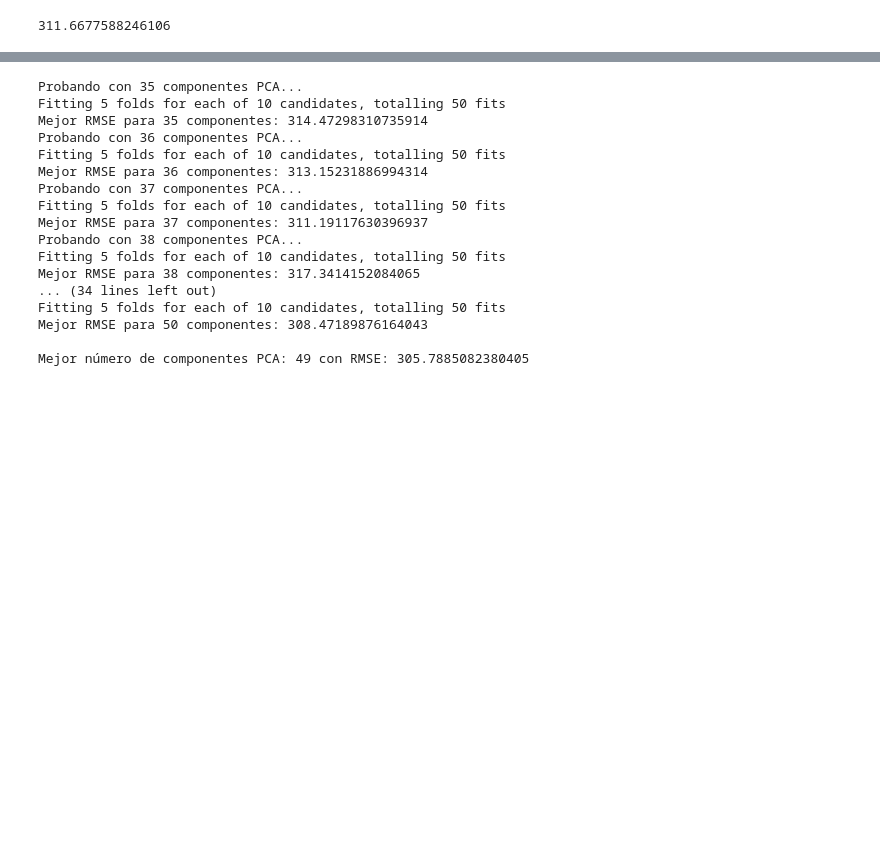
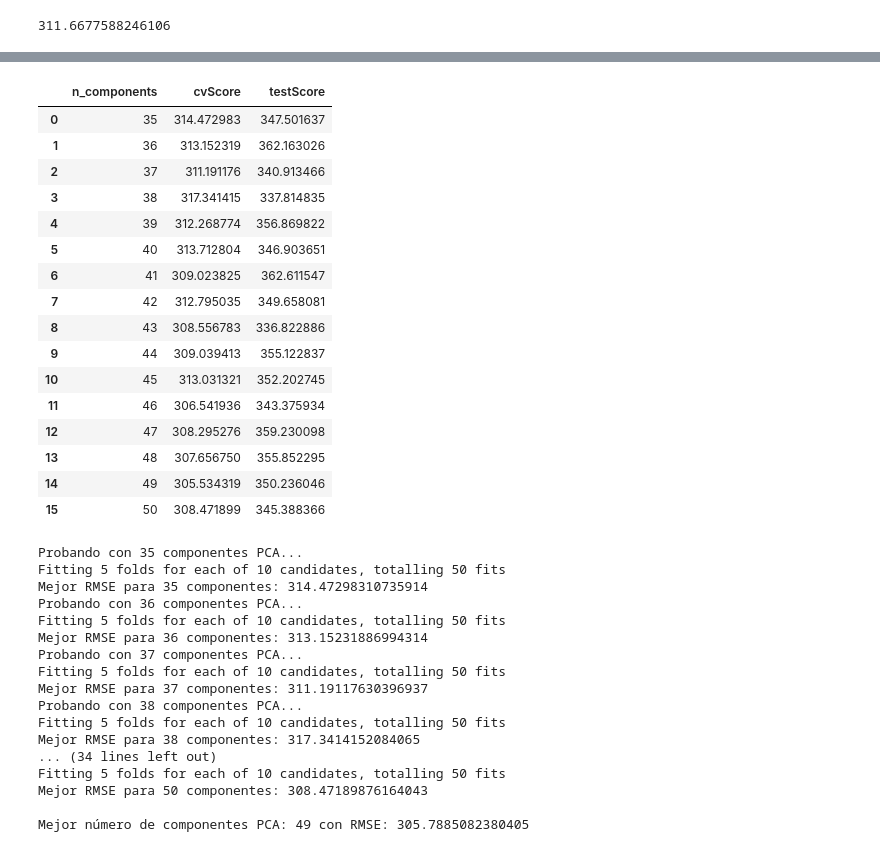
Before and after one commit to rafaneda7/ONLINE_DS_THEBRIDGE_RAFAELNEDA, a Jupyter notebook: Masterclass/Kaggle/src/notebooks/Kaggle_submission_V4 (PCA).ipynb, the cells around one changed output, grey strips where cells are left out. Drawn from its saved outputs; the diff is of its cells as text; code cells hidden in the pictures; blank space fills up the shorter version.

```diff
--- a/Masterclass/Kaggle/src/notebooks/Kaggle_submission_V4 (PCA).ipynb
+++ b/Masterclass/Kaggle/src/notebooks/Kaggle_submission_V4 (PCA).ipynb
@@ -933,8 +933,8 @@ for nombre_modelo, modelo in modelos.items():
             X_train_uso = X_train
             X_test_uso = X_test_final
 
-        # Validación cruzada con 5 folds en el conjunto de entrenamiento
-        scores = cross_val_score(modelo, X_train_uso, y_train_exp, cv=5, scoring=scoring_func)
+        # Validación cruzada con 10 folds en el conjunto de entrenamiento
+        scores = cross_val_score(modelo, X_train_uso, y_train_exp, cv=10, scoring=scoring_func)
         rmse_medio_train = -np.mean(scores)  # Se multiplica por -1 porque 'neg_root_mean_squared_error' devuelve valores negativos
 
         # Evaluación en el conjunto de prueba
@@ -1227,3 +1228,67 @@ Probando con 50 componentes:
 min(scores_pca)
 # %% [output]
 311.6677588246106
+# %%
+# Definir los hiperparámetros a optimizar
+param_dist = {
+    "learning_rate": [0.13, 0.15],
+    "max_depth": [3, 4],
+    "n_estimators": [400, 500, 600],
+    "min_child_weight": [1, 2],
+    "gamma": [0],
+    "subsample": [0.8, 0.85],
+    "colsample_bytree": [0.87, 0.9],
+    "reg_alpha": [0.1, 0.15],
+    "reg_lambda": [2.5, 3],
+}
+
+results = []
+
+for num_PCs in range(35, 51):
+    print(f"Probando con {num_PCs} componentes PCA...")
+
+    # Aplicar PCA
+    pca = PCA(n_components=num_PCs)
+    X_train_pca_reduced = pca.fit_transform(X_train_standardized)
+    X_test_pca_reduced = pca.transform(X_test_standardized)
+
+    # Instanciar el modelo base
+    xgb_model = XGBRegressor(random_state=42)
+
+    # Búsqueda de hiperparámetros con validación cruzada
+    random_search = RandomizedSearchCV(
+        estimator=xgb_model,
+        param_distributions=param_dist,
+        n_iter=10,  # Número de combinaciones a probar
+        scoring="neg_root_mean_squared_error",
+        cv=5,
+        verbose=1,
+        random_state=42,
+    )
+
+    random_search.fit(X_train_pca_reduced, np.exp(y_train))  # Ajustar con la transformación inversa de log
+
+    # Obtener el mejor modelo y su score
+    best_score = -random_search.best_score_  # Convertir RMSE a positivo
+    best_model = random_search.best_estimator_
+
+    # Predecir en el conjunto de test
+    y_pred_test = best_model.predict(X_test_pca_reduced)
+    test_score = np.sqrt(mean_squared_error(np.exp(y_test), y_pred_test))
+
+    print(f"Mejor RMSE para {num_PCs} componentes: {best_score}")
+    print(f"RMSE en conjunto de test para {num_PCs} componentes: {test_score}")
+
+    # Guardar los resultados
+    results.append({
+        'n_components': num_PCs,
+        'cvScore': best_score,
+        'testScore': test_score
+    })
+
+# Crear el DataFrame con los resultados
+results_df = pd.DataFrame(results)
+
+print("\nResultados comparativos:")
+results_df
+# %% [output]
@@ -1230,3 +1312,20 @@ min(scores_pca)
+|  | n_components | cvScore | testScore |
+| 0 | 35 | 314.472983 | 347.501637 |
+| 1 | 36 | 313.152319 | 362.163026 |
+| 2 | 37 | 311.191176 | 340.913466 |
+| 3 | 38 | 317.341415 | 337.814835 |
+| 4 | 39 | 312.268774 | 356.869822 |
+| 5 | 40 | 313.712804 | 346.903651 |
+| 6 | 41 | 309.023825 | 362.611547 |
+| 7 | 42 | 312.795035 | 349.658081 |
+| 8 | 43 | 308.556783 | 336.822886 |
+| 9 | 44 | 309.039413 | 355.122837 |
+| 10 | 45 | 313.031321 | 352.202745 |
+| 11 | 46 | 306.541936 | 343.375934 |
+| 12 | 47 | 308.295276 | 359.230098 |
+| 13 | 48 | 307.656750 | 355.852295 |
+| 14 | 49 | 305.534319 | 350.236046 |
+| 15 | 50 | 308.471899 | 345.388366 |
 # %%
 # Definir los hiperparámetros a optimizar
 param_dist = {
```
Also changed, not shown: parts of 3 cells of this notebook.
